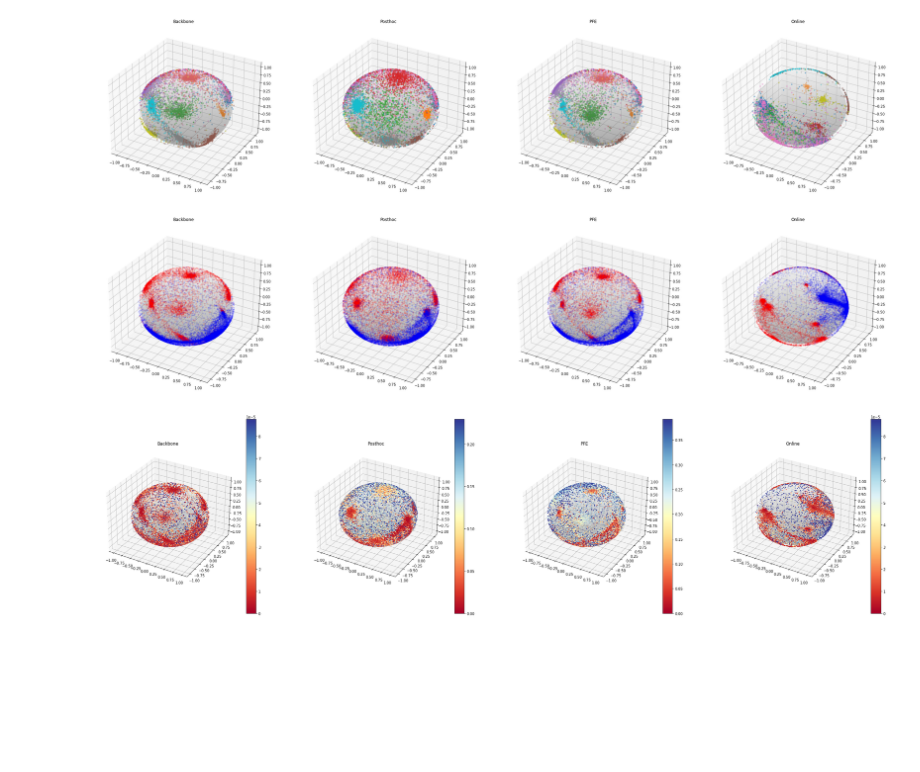
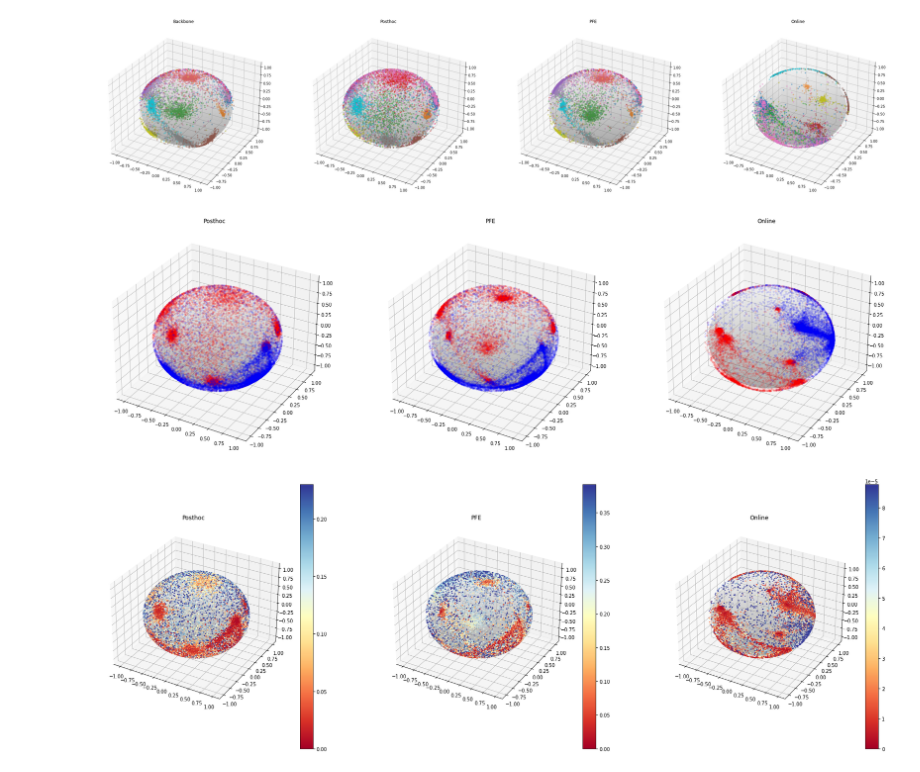
Before and after one commit to simonmoesorensen/bayesian-laplace-metric-learning, a Jupyter notebook: notebooks/visualize_on_sphere.ipynb, the cells around one changed output. Drawn from its saved outputs; the diff is of its cells as text; code cells hidden in the pictures; blank space fills up the shorter version.

```diff
--- a/notebooks/visualize_on_sphere.ipynb
+++ b/notebooks/visualize_on_sphere.ipynb
@@ -167,44 +167,44 @@ plt.show()
 [figure]
 # %%
 fig = plt.figure(figsize=(40, 10))
-for i, path in enumerate(paths):
+for i, path in enumerate(paths[1:]):
 
     z_mu = torch.load(f"{path}/z_mu.pt").numpy()
     labels = torch.load(f"{path}/labels.pt").numpy()
 
     if os.path.isfile(f"{path}/z_sigma.pt"):
         z_sigma = torch.load(f"{path}/z_sigma.pt").numpy()
         z_samples = torch.load(f"{path}/z_samples.pt").numpy()
 
         ood_z_sigma = torch.load(f"{path}/ood_z_sigma.pt").numpy()
         ood_z_samples = torch.load(f"{path}/ood_z_samples.pt").numpy()
 
     ood_z_mu = torch.load(f"{path}/ood_z_mu.pt").numpy()
     ood_labels = torch.load(f"{path}/ood_labels.pt").numpy()
 
     ax = fig.add_subplot(1,4,i+1, projection='3d')
     r = 0.95
     u, v = np.mgrid[0:2 * np.pi:100j, 0:np.pi:100j]
     x = r * np.cos(u) * np.sin(v)
     y = r * np.sin(u) * np.sin(v)
     z = r * np.cos(v)
     ax.plot_surface(x, y, z, cmap=plt.cm.gray, alpha=0.2)
 
     points = ood_z_mu
     ax.scatter(points[:, 0], points[:, 1], points[:, 2], s=10, c='b', alpha=0.1)
 
     points = z_mu
     ax.scatter(points[:, 0], points[:, 1], points[:, 2], s=10, c='r', alpha=0.1)
 
     plt.title(path.split("/")[1])
 
     #ax.view_init(-140, 60)
 plt.show()
 # %% [output]
-[figure, old version]
+[figure, new version]
 # %%
 fig = plt.figure(figsize=(40, 10))
-for i, path in enumerate(paths):
+for i, path in enumerate(paths[1:]):
 
     z_mu = torch.load(f"{path}/z_mu.pt").numpy()
     labels = torch.load(f"{path}/labels.pt").numpy()
@@ -239,4 +239,4 @@ for i, path in enumerate(paths):
     #ax.view_init(-140, 60)
 plt.show()
 # %% [output]
-[figure, old version]
+[figure, new version]
```
Also changed, not shown: parts of 1 cell of this notebook, 3 other files.
